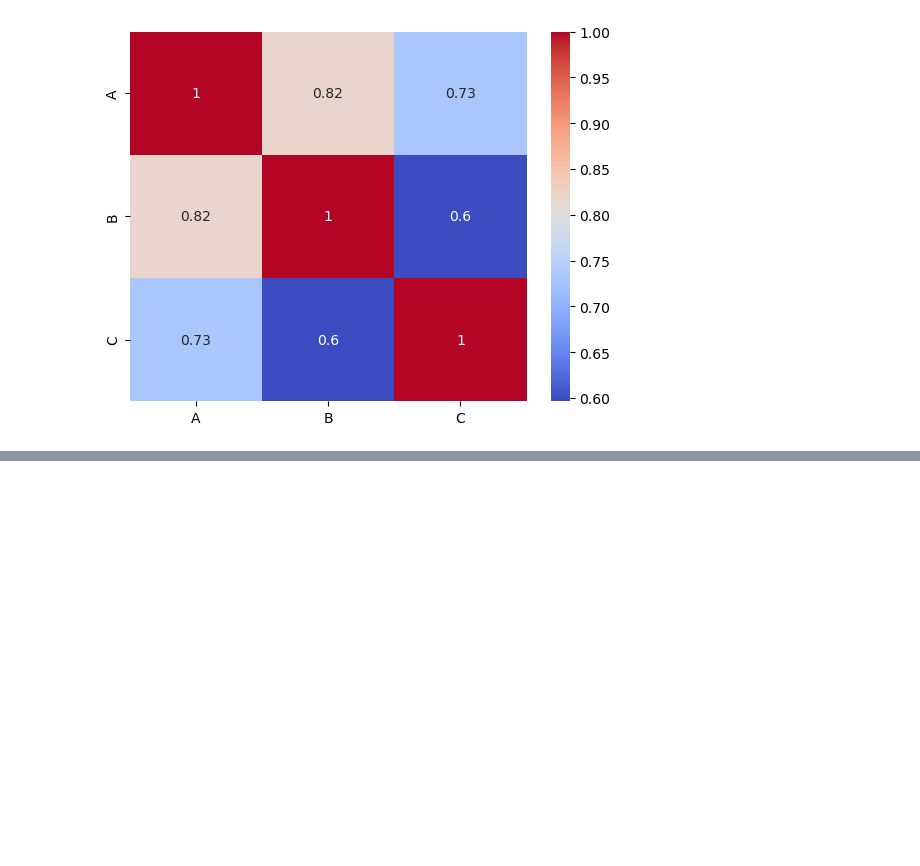
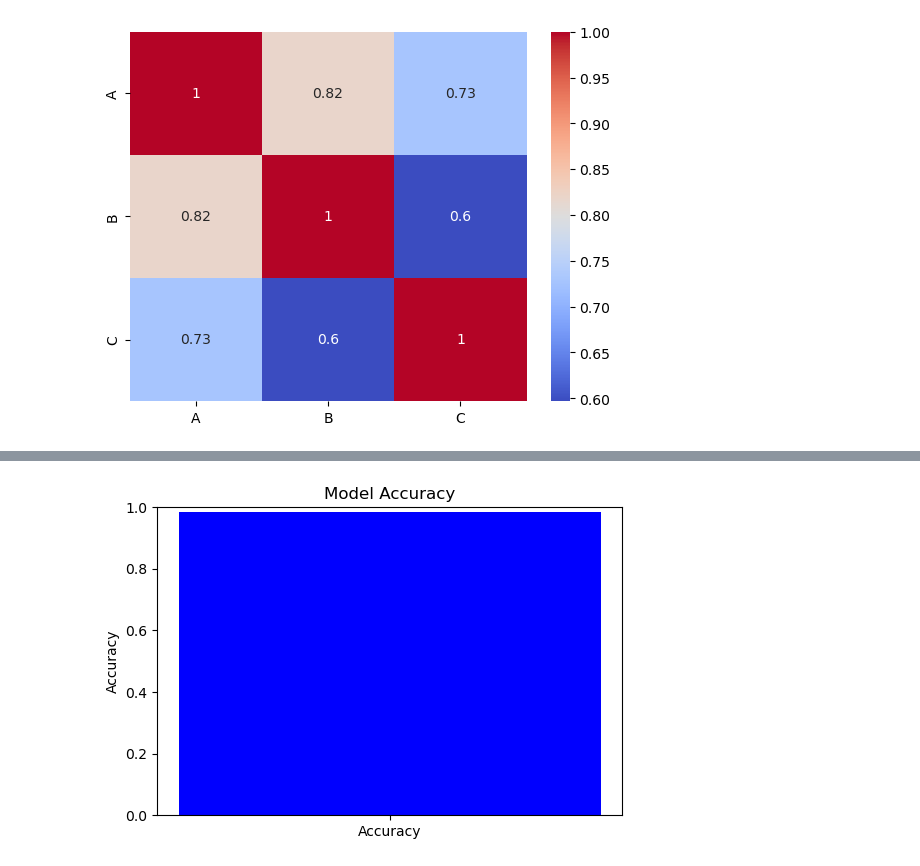
Before and after one commit to osadly/Projects, a Jupyter notebook: TriangleSides/TriangleSide_2.ipynb, the cells around one changed output, grey strips where cells are left out. Drawn from its saved outputs; the diff is of its cells as text; code cells hidden in the pictures; blank space fills up the shorter version.

```diff
--- a/TriangleSides/TriangleSide_2.ipynb
+++ b/TriangleSides/TriangleSide_2.ipynb
@@ -106,0 +165,3 @@ plt.show()
+# %%
+# Split the data into training and testing sets
+X_train, X_test, y_train, y_test = train_test_split(X, y, test_size=0.2, random_state=42)
@@ -106,0 +185,4 @@ plt.show()
+# %%
+# Initialize and train the classifier
+clf = DecisionTreeClassifier()
+clf.fit(X_train, y_train)
@@ -106,0 +193,3 @@ plt.show()
+# %%
+# Make predictions on the test set
+y_pred = clf.predict(X_test)
@@ -106,0 +198,4 @@ plt.show()
+# %%
+# Evaluate the model
+accuracy = accuracy_score(y_test, y_pred)
+report = classification_report(y_test, y_pred)
@@ -106,0 +217,10 @@ plt.show()
+# %%
+# Plotting the accuracy
+plt.figure(figsize=(6, 4))
+plt.bar(['Accuracy'], [accuracy], color='blue')
+plt.ylim(0, 1)
+plt.ylabel('Accuracy')
+plt.title('Model Accuracy')
+plt.show()
+# %% [output]
+[figure, added]
```
Also changed, not shown: parts of 40 cells of this notebook.
